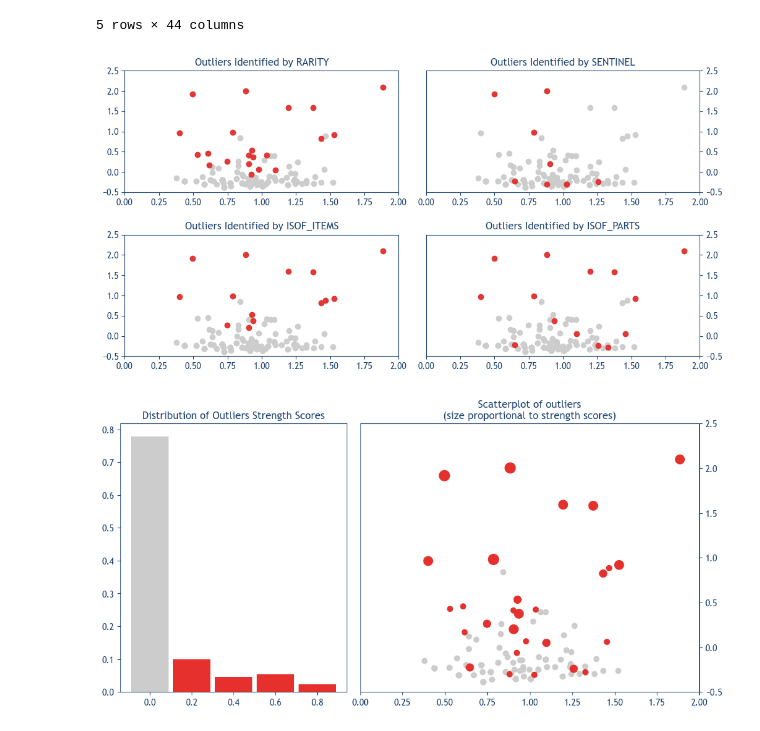
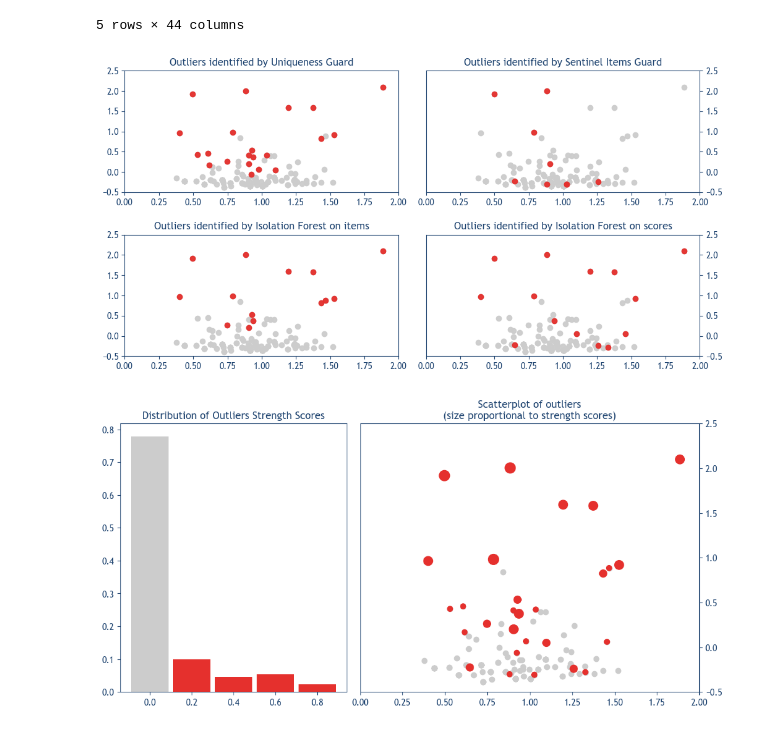
Before and after one commit to alkaest2002/mhsc, a Jupyter notebook: analysis.ipynb, the cells around one changed output. Drawn from its saved outputs; the diff is of its cells as text; code cells hidden in the pictures.

```diff
--- a/analysis.ipynb
+++ b/analysis.ipynb
@@ -250,11 +250,11 @@ def sentinel_items_guard(df):
 # %%
-def rarity_guard(df):
+def uniqueness_guard(df):
     global recurrent_sequences
     if len(recurrent_sequences) == 0:
         sequences_df = df.filter(regex="mhsc_01|mhsc_03").astype(str)
         sequences_counts = sequences_df.sum(axis=1).value_counts()
     recurrent_sequences = sequences_counts[sequences_counts>=2].index.to_list()
-    df["outlier_rarity"] = (
+    df["outlier_uniqueness"] = (
         df.filter(regex="mhsc_01|mhsc_03").astype(str).sum(axis=1).isin(recurrent_sequences)
     ).replace({True:1, False:-1})
     return df
@@ -299,7 +299,7 @@ isof_items, isof_parts = IForest(random_state = 42), IForest(random_state = 42)
 df = (df
           .pipe(compute_mhsc_parts)
           .pipe(missing_guard)
-          .pipe(rarity_guard)
+          .pipe(uniqueness_guard)
           .pipe(sentinel_items_guard)
           .pipe(isof_guard, isof_items=isof_items, isof_parts=isof_parts)
           .pipe(outlier_strength)
@@ -437,37 +438,40 @@ fig = plt.figure(figsize=(12,6))
 gs = GridSpec(2, 2, figure=fig)
 
 ax1 = fig.add_subplot(gs[0, 0])
 ax2 = fig.add_subplot(gs[0, 1])
 ax3 = fig.add_subplot(gs[1, 0])
 ax4 = fig.add_subplot(gs[1, 1])
 
 alpha=.95
 
-for algo, ax in zip(["rarity", "sentinel", "isof_items", "isof_parts"], [ax1, ax2, ax3, ax4]):
+for algo, ax in zip(["uniqueness", "sentinel", "isof_items", "isof_parts"], [ax1, ax2, ax3, ax4]):
     outliers_mask =  data.loc[:, f"outlier_{algo}"] == -1
     ax.scatter(data["svd_f1"], data["svd_f2"], c="#ccc", alpha=alpha)
     ax.scatter(
         data.loc[outliers_mask, "svd_f1"],
         data.loc[outliers_mask, "svd_f2"],
         c="#e5302d",
         alpha=alpha
     )
-    ax.set_title(f"Outliers Identified by {algo.upper()}", c=SPLINES_COLOR)
-
 
 for idx, ax in enumerate([ax1, ax2, ax3, ax4], 1):
     if idx % 2 == 0: ax.yaxis.tick_right()
     ax.set_xlim(0, 2)
     ax.set_ylim(-.5, 2.5)
 
     ax.tick_params(color=SPLINES_COLOR, labelcolor=SPLINES_COLOR)
     for spine in ax.spines.values():
         spine.set_edgecolor(SPLINES_COLOR)
 
+ax1.set_title("Outliers identified by Uniqueness Guard", c=SPLINES_COLOR)
+ax2.set_title("Outliers identified by Sentinel Items Guard", c=SPLINES_COLOR)
+ax3.set_title("Outliers identified by Isolation Forest on items", c=SPLINES_COLOR)
+ax4.set_title("Outliers identified by Isolation Forest on scores", c=SPLINES_COLOR)
+
 plt.subplots_adjust(wspace=0.1, hspace=.35)
 plt.savefig("./media/plot1.pdf", bbox_inches='tight')
 # %% [output]
-[figure, old version]
+[figure, new version]
 # %%
 fig = plt.figure(figsize=(10, 5), layout="constrained")
 
```
Also changed, not shown: parts of 4 cells of this notebook, 5 other files.
